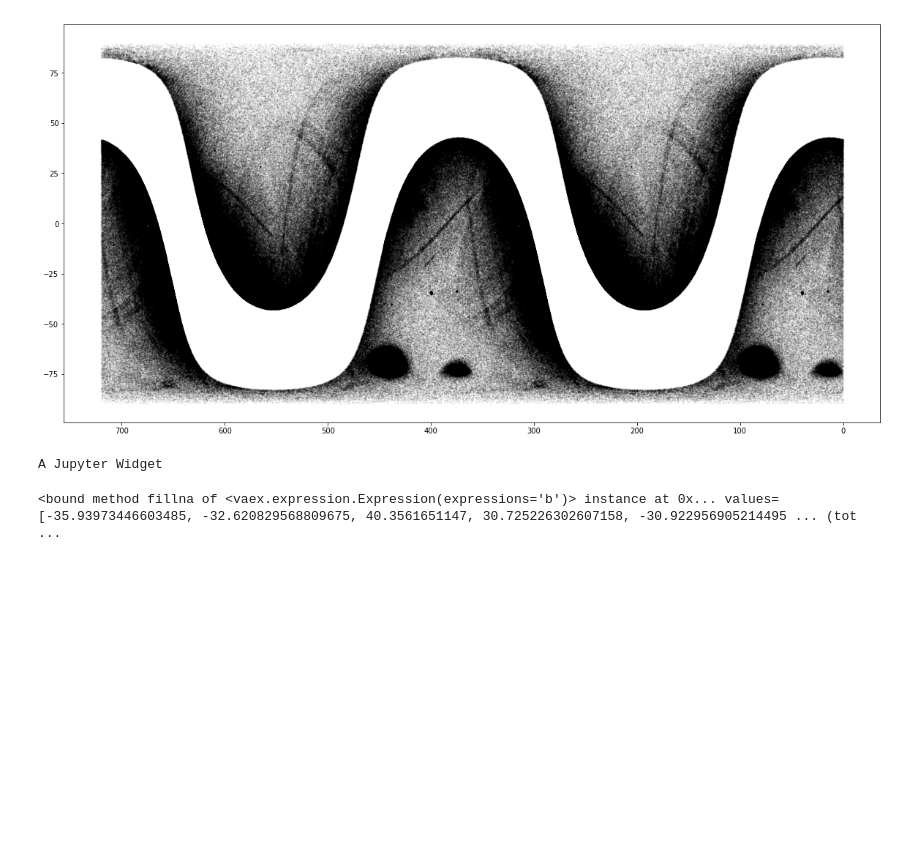
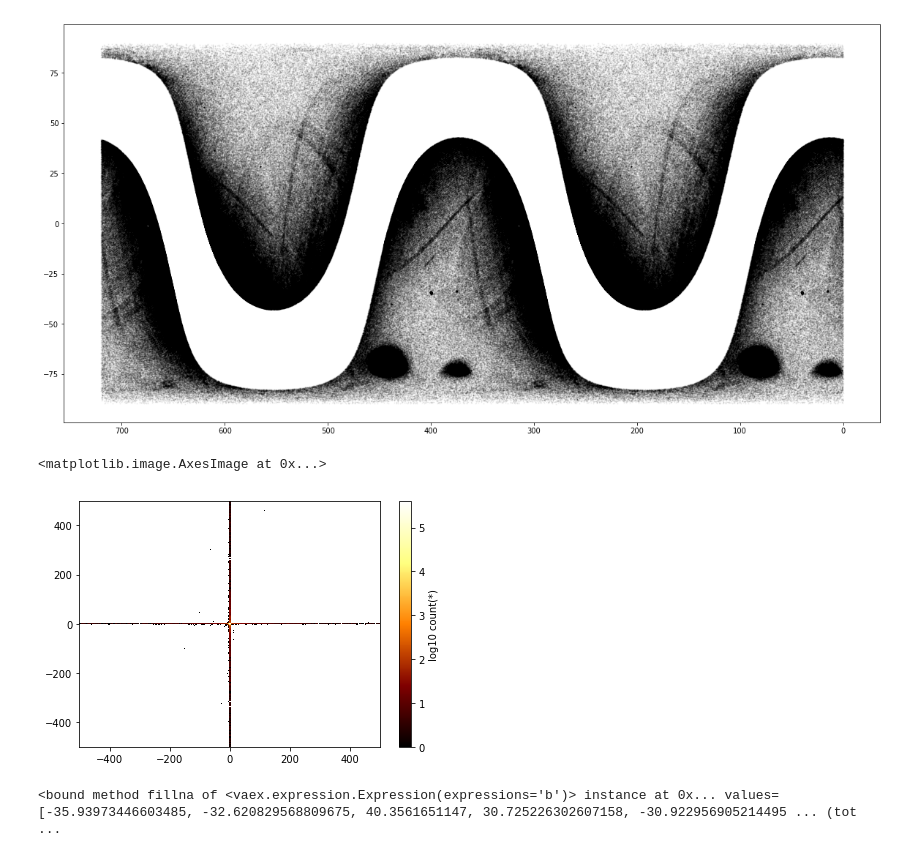
Before and after one commit to andersdot/gaiaDR2, a Jupyter notebook: playVaex.ipynb, the cells around one changed output. Saved outputs shown, nothing was run; the diff lists cells and outputs as text; code cells hidden in the pictures; blank space fills up the shorter version.

Commit message:
visualize vaex issue

```diff
--- a/playVaex.ipynb
+++ b/playVaex.ipynb
@@ -41,9 +41,10 @@ plt.gca().invert_xaxis()
 # %% [output]
 [figure]
 # %%
-ds.plot_widget(ds.ra, ds.dec, f='log10') #, selection=[(ds.bp_rp > 1.0) & (ds.shmag < 250)]) #, what=vaex.stat.count())
+ds.plot(ds.ra, ds.dec, f='log10', limits=[[-500, 500],[-500, 500]]) #, selection=[(ds.bp_rp > 1.0) & (ds.shmag < 250)]) #, what=vaex.stat.count())
 # %% [output]
-A Jupyter Widget
+<matplotlib.image.AxesImage at 0x...>
+[figure, added]
 # %%
 ds.b.fillna
 # %% [output]
```
